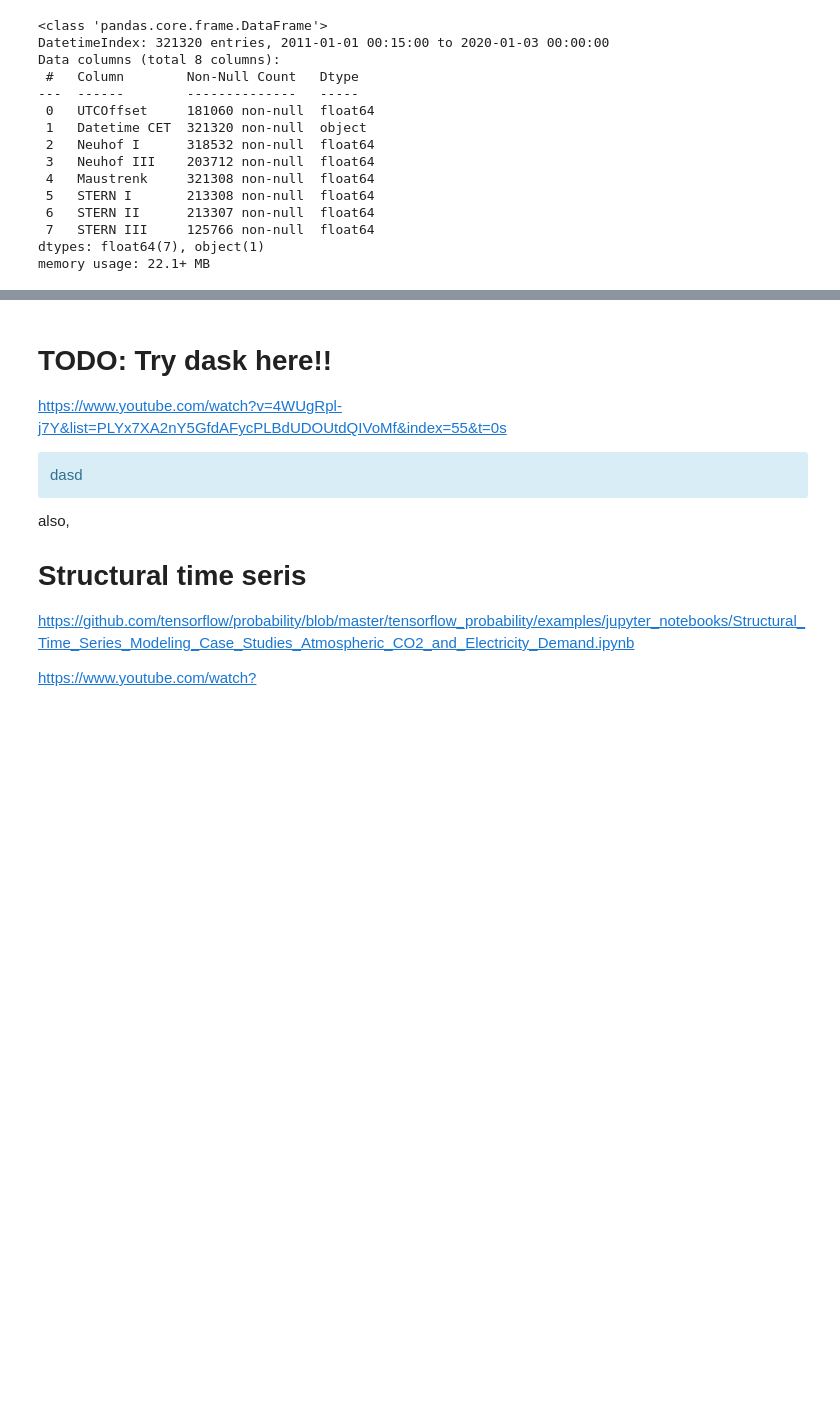
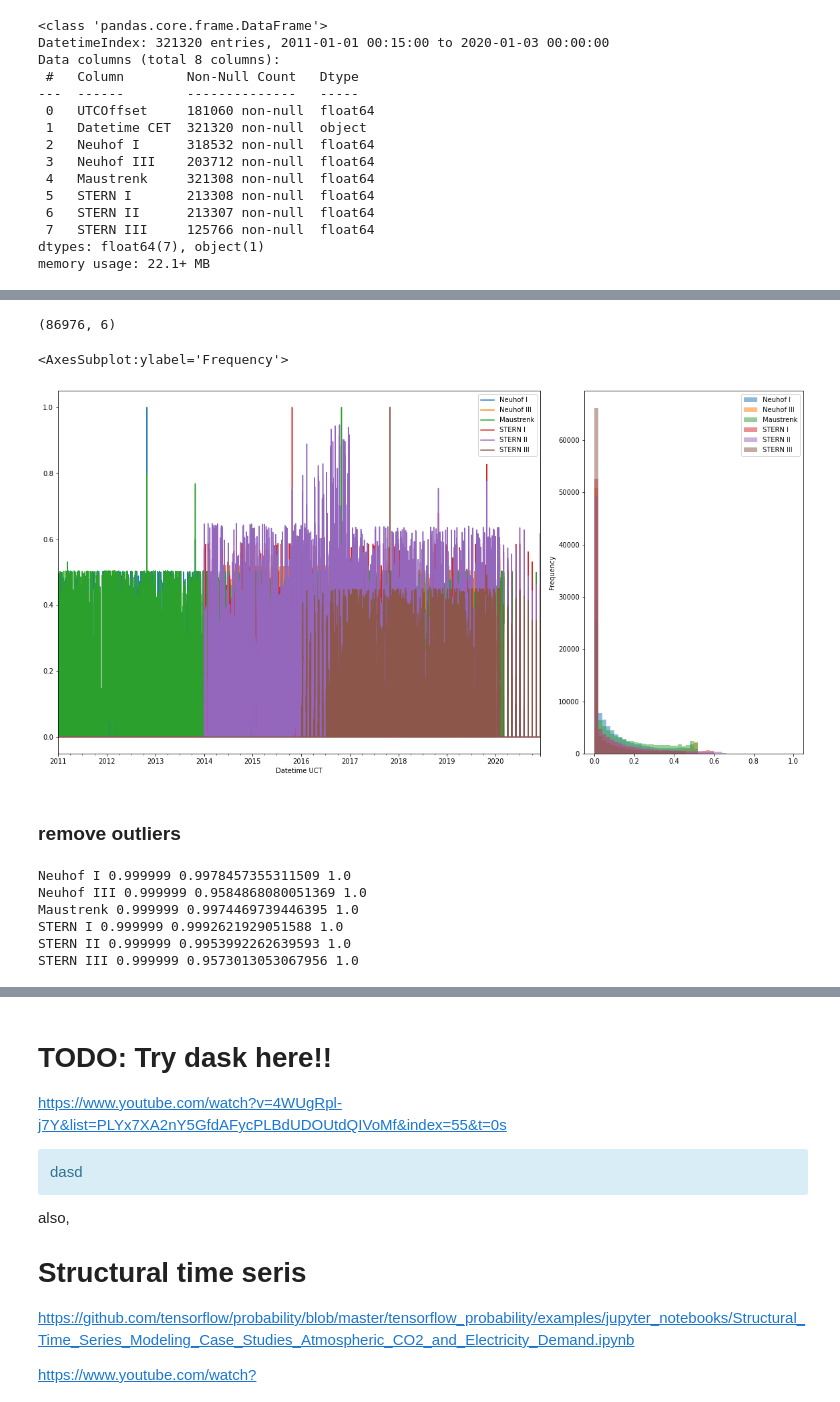
Before and after one commit to simonschaluppe/FLUCCOplus, a Jupyter notebook: notebooks/4.1.5_WEB_Windkraft.ipynb, the cells around one changed output, grey strips where cells are left out. Drawn from its saved outputs; the diff is of its cells as text; code cells hidden in the pictures; blank space fills up the shorter version.

```diff
--- a/notebooks/4.1.5_WEB_Windkraft.ipynb
+++ b/notebooks/4.1.5_WEB_Windkraft.ipynb
@@ -54,2 +78,0 @@ df_web.head()
-# %%
-df_web = web.read_web()
@@ -69,0 +84,8 @@ Sternwind I II und III sind drei Ausbaustufen des Windparks Sternwald in Oberös
+# %%
+df_power_MW = df_web[anlagen] * 4 / 1000
+
+df_p = web.power(df_web)
+
+##%
+df_median = df_p.median()
+df_median
@@ -69,0 +101,30 @@ Sternwind I II und III sind drei Ausbaustufen des Windparks Sternwald in Oberös
+# %%
+df_norm = df_p.apply(lambda x: x/x.max())
+df_norm.head()
+df_norm.shape
+# %% [output]
+(86976, 6)
+# %%
+import FLUCCOplus.plots as fp
+plt.figure(figsize=(20,10))
+ax0 = plt.subplot2grid((1, 3), (0, 0), colspan=2)
+ax1 = plt.subplot2grid((1, 3), (0, 2), colspan=1)
+df_norm.plot(ax=ax0)
+df_norm.plot.hist(ax=ax1, bins=50, alpha=0.5)
+# %% [output]
+<AxesSubplot:ylabel='Frequency'>
+[figure, added]
+# %% [markdown]
+### remove outliers
+# %%
+df = df_norm.copy()
+for col in df.columns:
+    q = 0.999999
+    print(col, q, df.loc[:,col].quantile(q), df[col].max())
+# %% [output]
+Neuhof I 0.999999 0.9978457355311509 1.0
+Neuhof III 0.999999 0.9584868080051369 1.0
+Maustrenk 0.999999 0.9974469739446395 1.0
+STERN I 0.999999 0.9992621929051588 1.0
+STERN II 0.999999 0.9953992262639593 1.0
+STERN III 0.999999 0.9573013053067956 1.0
```
Also changed, not shown: parts of 28 cells of this notebook, 5 other files.
